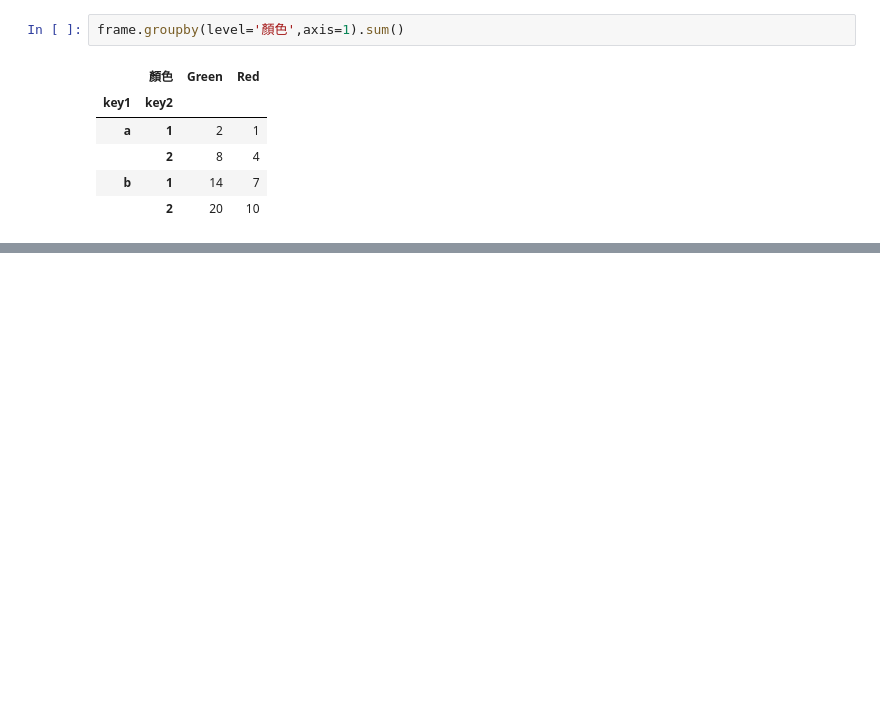
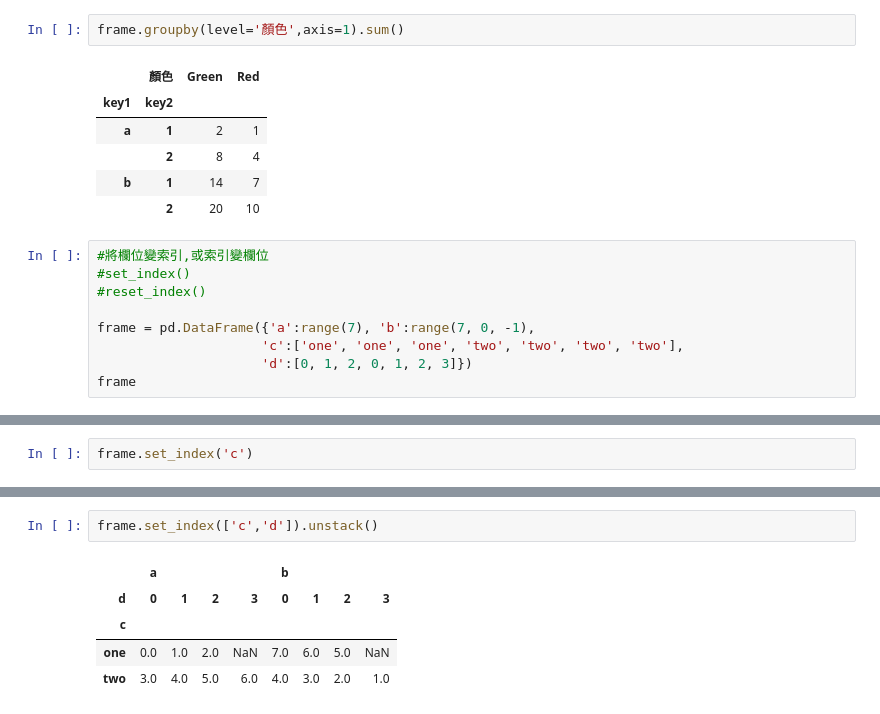
Before and after one commit to roberthsu2003/PythonForDataAnalysis, a Jupyter notebook: 上課內容13/lesson17/lesson17_1.ipynb, the cells around one changed output, grey strips where cells are left out. Cells and saved outputs as stored; diff of their text form; blank space fills up the shorter version.

```diff
--- a/上課內容13/lesson17/lesson17_1.ipynb
+++ b/上課內容13/lesson17/lesson17_1.ipynb
@@ -148,3 +148,12 @@ frame.groupby(level='顏色',axis=1).sum()
 |  | 2 | 8 | 4 |
 | b | 1 | 14 | 7 |
 |  | 2 | 20 | 10 |
+# %%
+#將欄位變索引,或索引變欄位
+#set_index()
+#reset_index()
+
+frame = pd.DataFrame({'a':range(7), 'b':range(7, 0, -1),
+                     'c':['one', 'one', 'one', 'two', 'two', 'two', 'two'],
+                     'd':[0, 1, 2, 0, 1, 2, 3]})
+frame
@@ -150,0 +169,2 @@ frame.groupby(level='顏色',axis=1).sum()
+# %%
+frame.set_index('c')
@@ -150,0 +181,8 @@ frame.groupby(level='顏色',axis=1).sum()
+# %%
+frame.set_index(['c','d']).unstack()
+# %% [output]
+|  | a |  |  |  | b |  |  |  |
+| d | 0 | 1 | 2 | 3 | 0 | 1 | 2 | 3 |
+| c |  |  |  |  |  |  |  |  |
+| one | 0.0 | 1.0 | 2.0 | NaN | 7.0 | 6.0 | 5.0 | NaN |
+| two | 3.0 | 4.0 | 5.0 | 6.0 | 4.0 | 3.0 | 2.0 | 1.0 |
```
Also changed, not shown: parts of 4 cells of this notebook.
